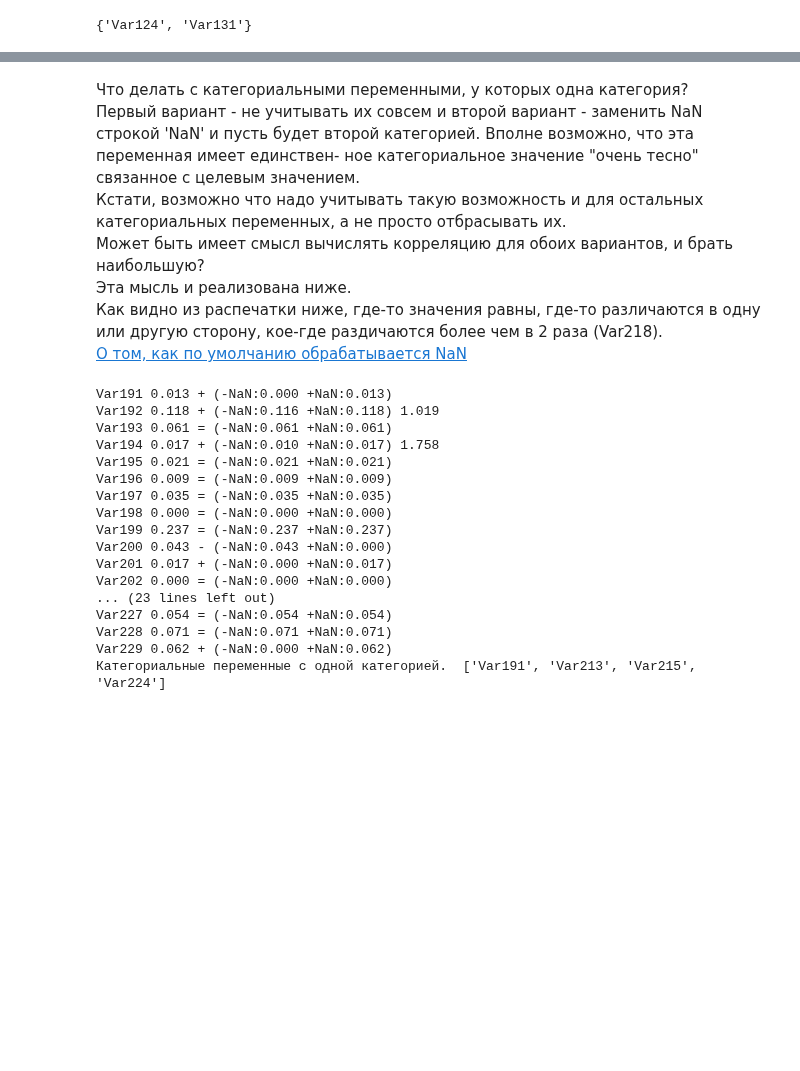
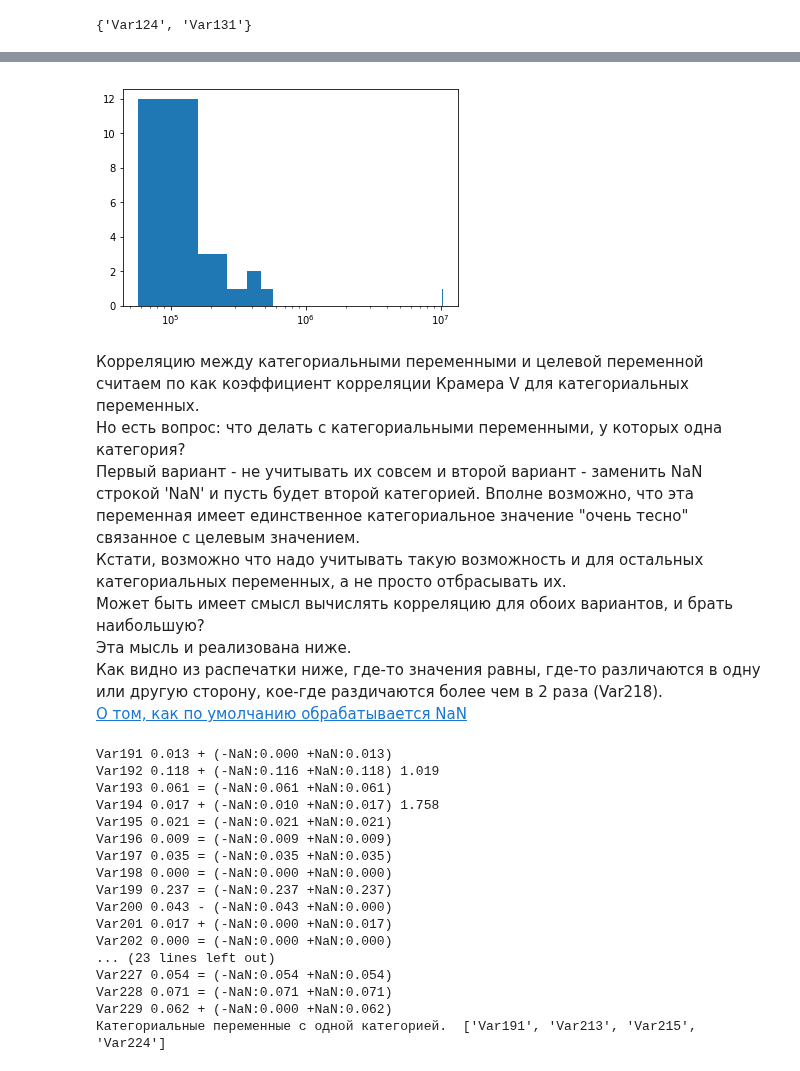
Before and after one commit to dminikorenb/DataLearning, a Jupyter notebook: 2-churn_prediction/dminik6_part2_w1.ipynb, the cells around one changed output, grey strips where cells are left out. Drawn from its saved outputs; the diff is of its cells as text; code cells hidden in the pictures; blank space fills up the shorter version.

```diff
--- a/2-churn_prediction/dminik6_part2_w1.ipynb
+++ b/2-churn_prediction/dminik6_part2_w1.ipynb
@@ -163,12 +174,13 @@ set(ser_sort.head(20).index.tolist()).intersection(set(ser_desc.index.tolist()))
 # %%
-# plt.hist(ser_sort.values, bins=50)
-
-# plt.xscale('log')
+plt.hist(ser_sort.head(20).values, bins=100);
+plt.xscale('log')
+# %% [output]
+[figure, added]
 # %% [markdown]
-Что делать с категориальными переменными, у которых одна категория?
+Корреляцию между категориальными переменными и целевой переменной считаем по как коэффициент корреляции Крамера V для категориальных переменных.
+Но есть вопрос: что делать с категориальными переменными, у которых одна категория?
 Первый вариант - не учитывать их совсем и второй вариант - заменить NaN строкой 'NaN'
-и пусть будет второй категорией. Вполне возможно, что эта переменная имеет единствен-
-ное категориальное значение "очень тесно" связанное с целевым значением.
+и пусть будет второй категорией. Вполне возможно, что эта переменная имеет единственное категориальное значение "очень тесно" связанное с целевым значением.
 Кстати, возможно что надо учитывать такую возможность и для остальных категориальных
 переменных, а не просто отбрасывать их.
 Может быть имеет смысл вычислять корреляцию для обоих вариантов, и брать наибольшую?
```
Also changed, not shown: parts of 9 cells of this notebook.
